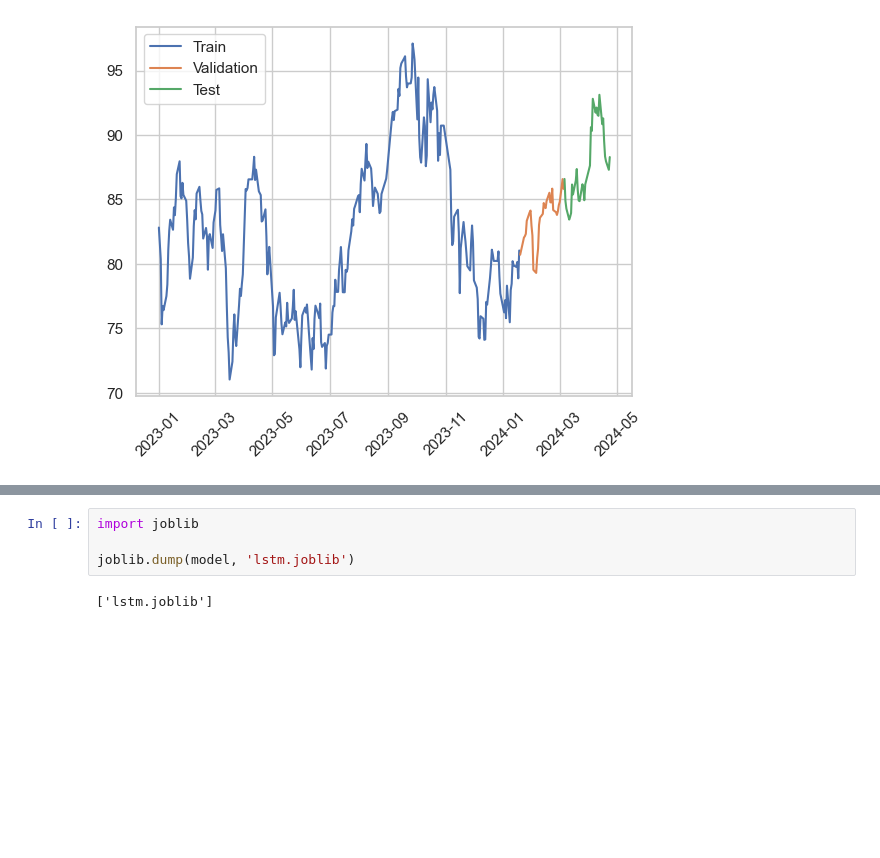
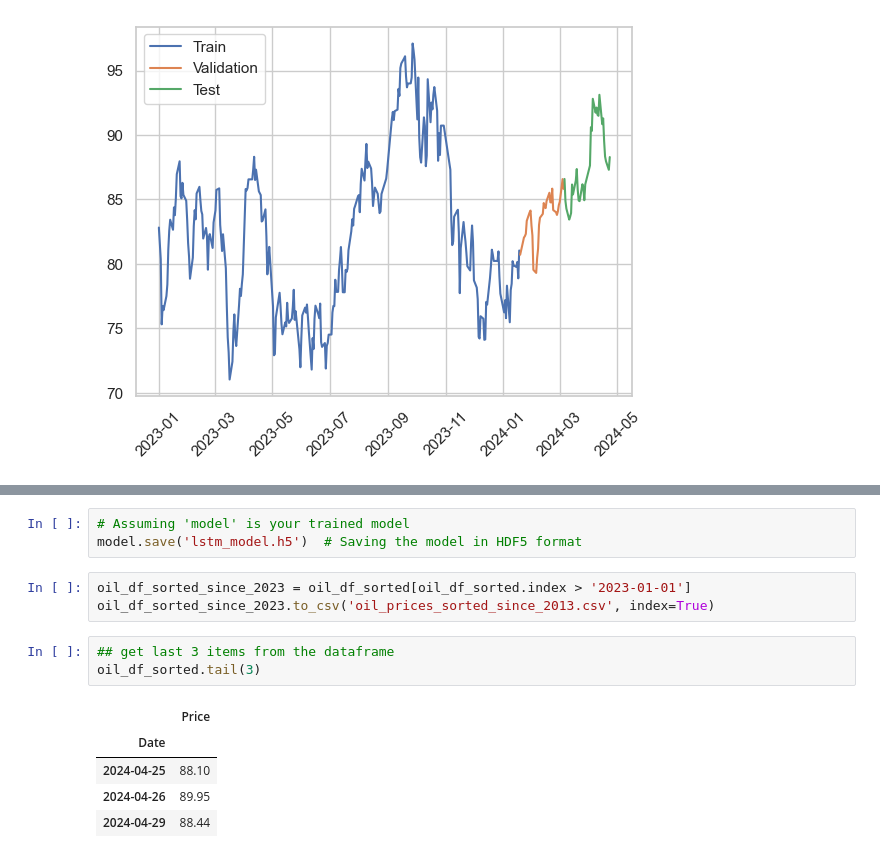
Before and after one commit to tupizz/FIAP_Oil_prices_Predictor, a Jupyter notebook: notebook/analysis.ipynb, the cells around one changed output, grey strips where cells are left out. Cells and saved outputs as stored; diff of their text form; blank space fills up the shorter version.

```diff
--- a/notebook/analysis.ipynb
+++ b/notebook/analysis.ipynb
@@ -674,6 +762,15 @@ plt.xticks(rotation=45)
 # %%
-import joblib
-
-joblib.dump(model, 'lstm.joblib')
+# Assuming 'model' is your trained model
+model.save('lstm_model.h5')  # Saving the model in HDF5 format
-# %% [output]
-['lstm.joblib']
+# %%
+oil_df_sorted_since_2023 = oil_df_sorted[oil_df_sorted.index > '2023-01-01']
+oil_df_sorted_since_2023.to_csv('oil_prices_sorted_since_2013.csv', index=True)
+# %%
+## get last 3 items from the dataframe
+oil_df_sorted.tail(3)
+# %% [output]
+|  | Price |
+| Date |  |
+| 2024-04-25 | 88.10 |
+| 2024-04-26 | 89.95 |
+| 2024-04-29 | 88.44 |
```
Also changed, not shown: parts of 17 cells of this notebook, 20 other files.
